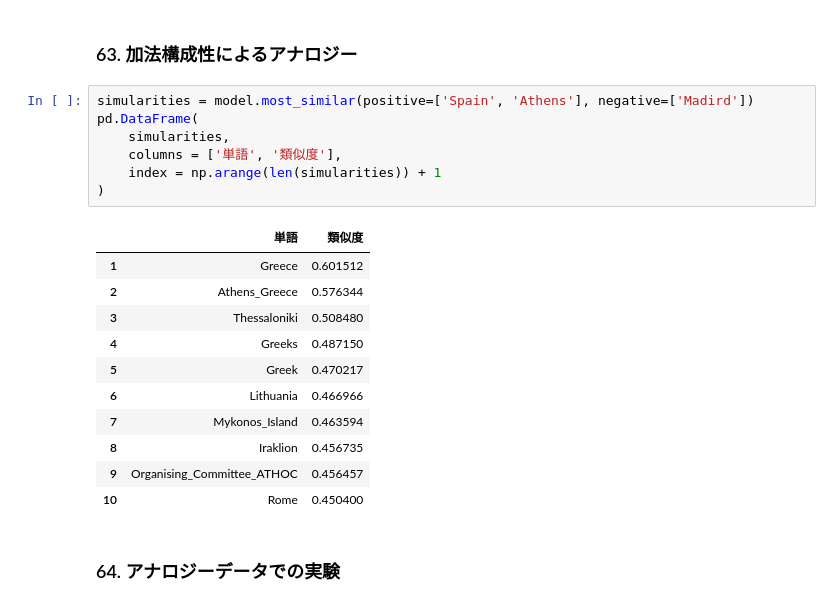
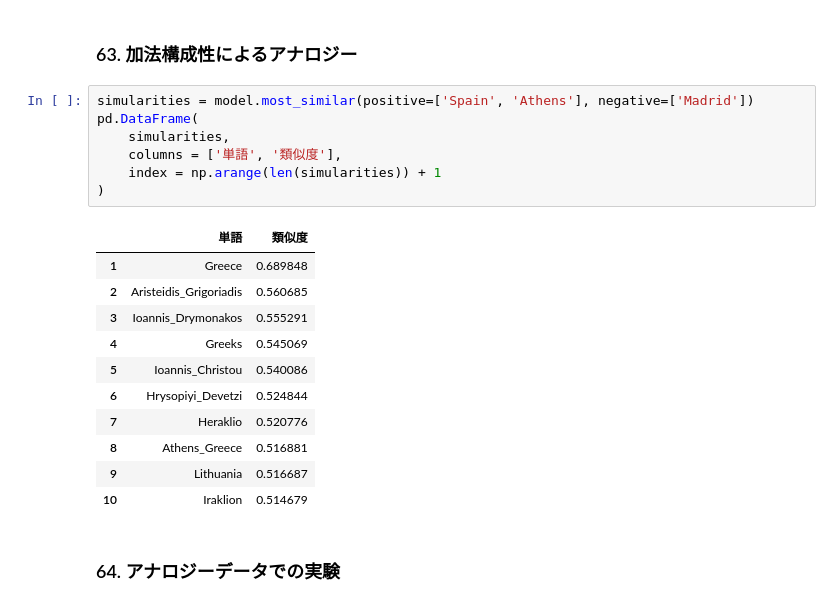
Before and after one commit to nymwa/nlp100, a Jupyter notebook: chapter07.ipynb, the cells around one changed output. Cells and saved outputs as stored; diff of their text form.

```diff
--- a/chapter07.ipynb
+++ b/chapter07.ipynb
@@ -57,24 +59,24 @@ pd.DataFrame(
 # %% [markdown]
 ### 63. 加法構成性によるアナロジー
 # %%
-simularities = model.most_similar(positive=['Spain', 'Athens'], negative=['Madird'])
+simularities = model.most_similar(positive=['Spain', 'Athens'], negative=['Madrid'])
 pd.DataFrame(
     simularities,
     columns = ['単語', '類似度'],
     index = np.arange(len(simularities)) + 1
 )
 # %% [output]
 |  | 単語 | 類似度 |
-| 1 | Greece | 0.601512 |
-| 2 | Athens_Greece | 0.576344 |
-| 3 | Thessaloniki | 0.508480 |
-| 4 | Greeks | 0.487150 |
-| 5 | Greek | 0.470217 |
-| 6 | Lithuania | 0.466966 |
-| 7 | Mykonos_Island | 0.463594 |
-| 8 | Iraklion | 0.456735 |
-| 9 | Organising_Committee_ATHOC | 0.456457 |
-| 10 | Rome | 0.450400 |
+| 1 | Greece | 0.689848 |
+| 2 | Aristeidis_Grigoriadis | 0.560685 |
+| 3 | Ioannis_Drymonakos | 0.555291 |
+| 4 | Greeks | 0.545069 |
+| 5 | Ioannis_Christou | 0.540086 |
+| 6 | Hrysopiyi_Devetzi | 0.524844 |
+| 7 | Heraklio | 0.520776 |
+| 8 | Athens_Greece | 0.516881 |
+| 9 | Lithuania | 0.516687 |
+| 10 | Iraklion | 0.514679 |
 # %% [markdown]
 ### 64. アナロジーデータでの実験
 # %%
```
Also changed, not shown: parts of 1 cell of this notebook, 3 other files.
